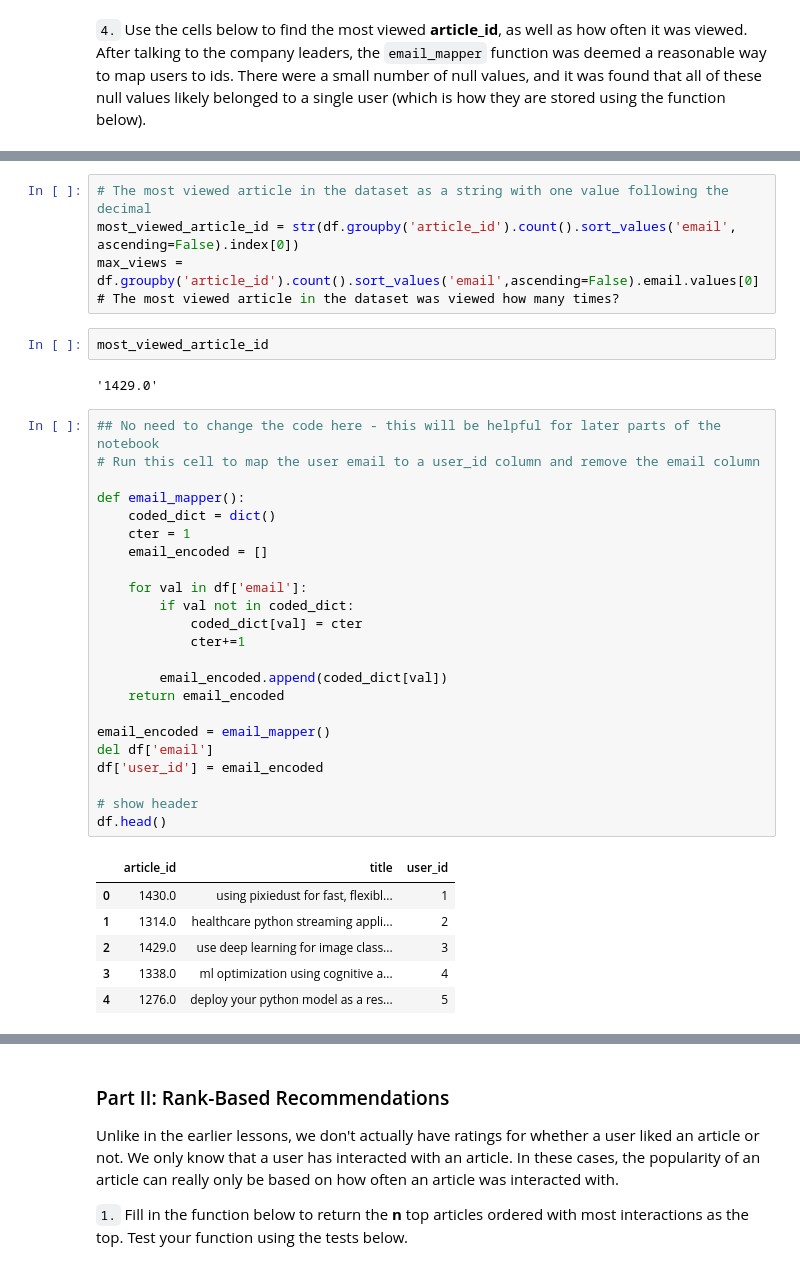
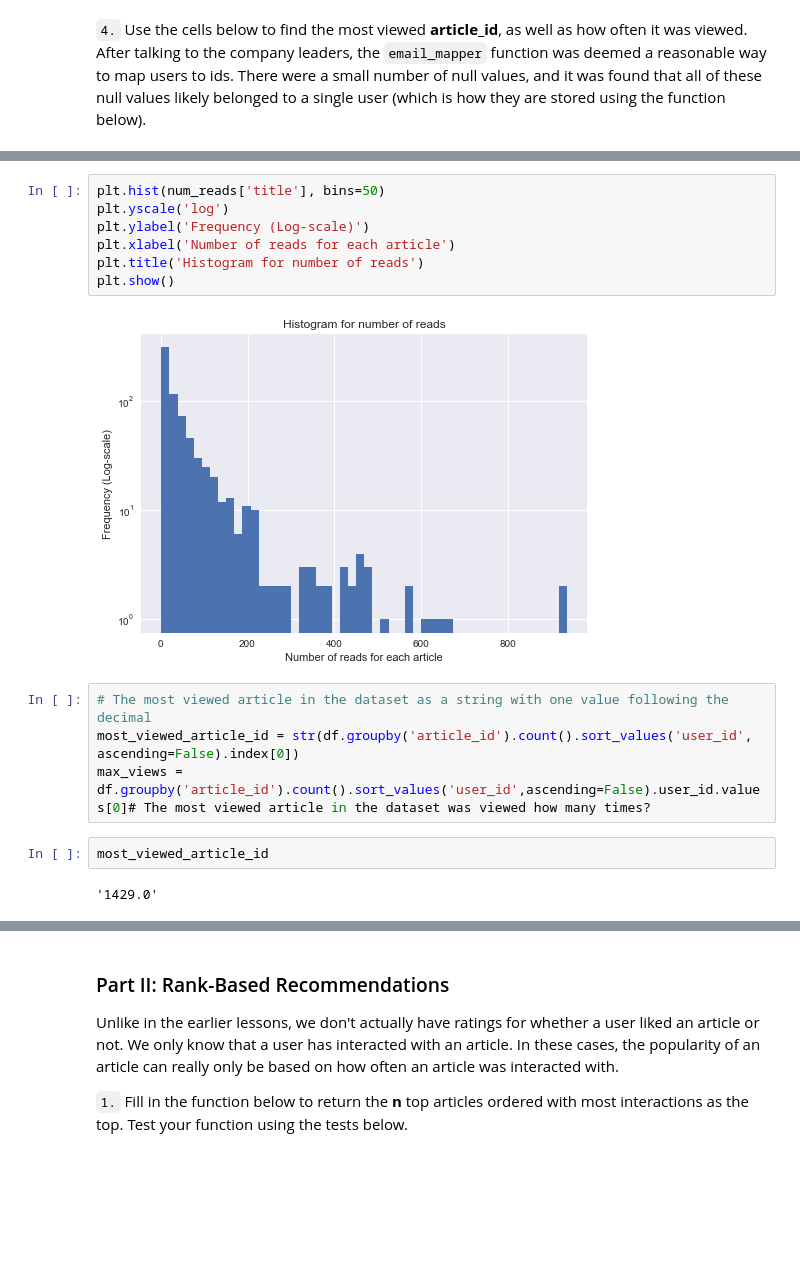
Before and after one commit to hchen3368/Articles-Recommendation-on-IBM-Watson, a Jupyter notebook: 1_notebook_EDA_&_Cleaning.ipynb, the cells around one changed output, grey strips where cells are left out. Cells and saved outputs as stored; diff of their text form; blank space fills up the shorter version.

```diff
--- a/1_notebook_EDA_&_Cleaning.ipynb
+++ b/1_notebook_EDA_&_Cleaning.ipynb
@@ -201,44 +278,23 @@ df.groupby('article_id').count().sort_values('title', ascending=False).iloc[:5]
 | 1431.0 | 671 | 671 |
 | 1427.0 | 643 | 643 |
 | 1364.0 | 627 | 627 |
+# %%
+plt.hist(num_reads['title'], bins=50)
+plt.yscale('log')
+plt.ylabel('Frequency (Log-scale)')
+plt.xlabel('Number of reads for each article')
+plt.title('Histogram for number of reads')
+plt.show()
+# %% [output]
+[figure, added]
 # %%
 # The most viewed article in the dataset as a string with one value following the decimal
-most_viewed_article_id = str(df.groupby('article_id').count().sort_values('email', ascending=False).index[0])
-max_views = df.groupby('article_id').count().sort_values('email',ascending=False).email.values[0]# The most viewed article in the dataset was viewed how many times?
+most_viewed_article_id = str(df.groupby('article_id').count().sort_values('user_id', ascending=False).index[0])
+max_views = df.groupby('article_id').count().sort_values('user_id',ascending=False).user_id.values[0]# The most viewed article in the dataset was viewed how many times?
 # %%
 most_viewed_article_id
 # %% [output]
 '1429.0'
-# %%
-## No need to change the code here - this will be helpful for later parts of the notebook
-# Run this cell to map the user email to a user_id column and remove the email column
-
-def email_mapper():
-    coded_dict = dict()
-    cter = 1
-    email_encoded = []
-
-    for val in df['email']:
-        if val not in coded_dict:
-            coded_dict[val] = cter
-            cter+=1
-
-        email_encoded.append(coded_dict[val])
-    return email_encoded
-
-email_encoded = email_mapper()
-del df['email']
-df['user_id'] = email_encoded
-
-# show header
-df.head()
-# %% [output]
-|  | article_id | title | user_id |
-| 0 | 1430.0 | using pixiedust for fast, flexibl... | 1 |
-| 1 | 1314.0 | healthcare python streaming appli... | 2 |
-| 2 | 1429.0 | use deep learning for image class... | 3 |
-| 3 | 1338.0 | ml optimization using cognitive a... | 4 |
-| 4 | 1276.0 | deploy your python model as a res... | 5 |
 # %%
 ## If you stored all your results in the variable names above,
 ## you shouldn't need to change anything in this cell
```
Also changed, not shown: parts of 44 cells of this notebook, 1 other file.
